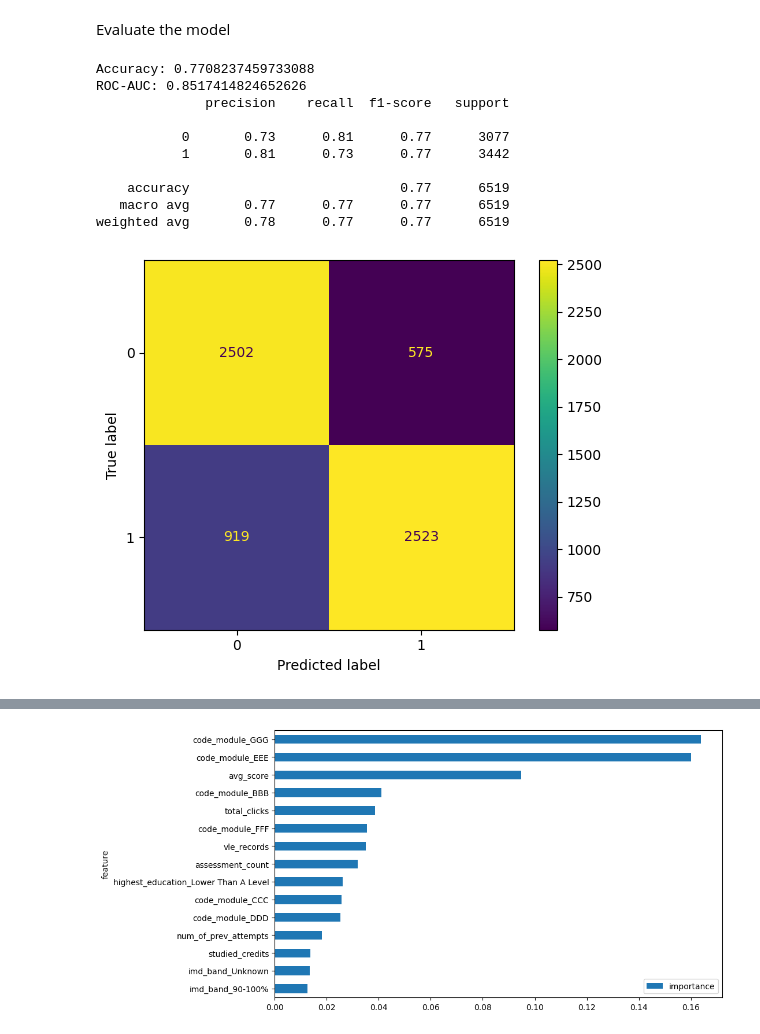
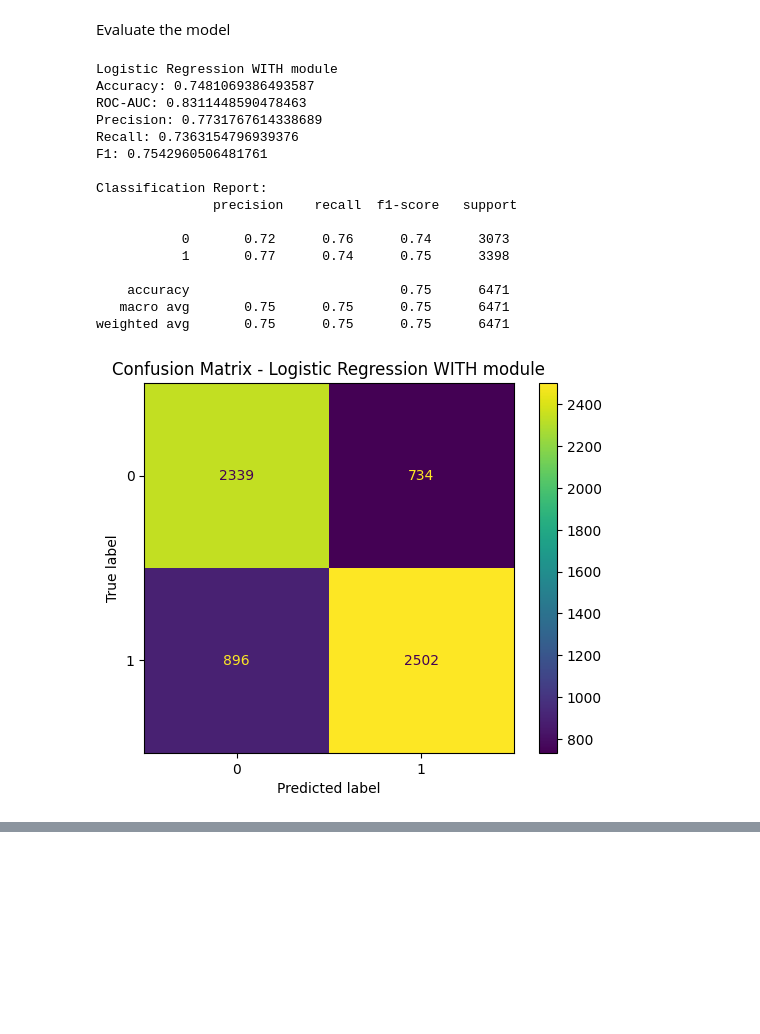
Before and after one commit to AkashGunathilaka/Early-Intervention-Management-System, a Jupyter notebook: data_cleaning_and_ml_core.ipynb, the cells around one changed output, grey strips where cells are left out. Drawn from its saved outputs; the diff is of its cells as text; code cells hidden in the pictures; blank space fills up the shorter version.

Commit message:
Updates to code to filter data for early intervention

```diff
--- a/data_cleaning_and_ml_core.ipynb
+++ b/data_cleaning_and_ml_core.ipynb
@@ -81,6 +86,6 @@ Handling missing values and encoding categorical variables
 # %%
 #handling nulls
-print('before handling\t' ,df.isnull().sum())
+print('Before Handling' ,df.isnull().sum())
 
 #fill nulls with 0 where it makes sense
 feature_cols = [
@@ -91,12 +96,21 @@ feature_cols = [
     'assessment_count',
 ]
 
+#fill all numerical columns with 0
 df[feature_cols] = df[feature_cols].fillna(0)
-#fill imd_band with 'Unknown'
+#fill imd_band which is a categorical column with 'Unknown'
 df['imd_band'] = df['imd_band'].fillna('Unknown')
 
-print('after handling\t',df.isnull().sum())
+print('\nAfter Handling',df.isnull().sum())
 
-#dropping all the columns that contain final outcomes that lead to data leakage
-df = df.drop(columns=['id_student', 'final_result',])
+
+
+
+#dropping final column to ensure no data leakage, student id is kept in place for grouped splitting
+df = df.drop(columns=['final_result'])
+
+
+#So i am creating two datasets for comparison between two models one with the module code and one without the module code
+df_with_module = df.copy()
+df_without_module = df.drop(columns=['code_module'])
 # %% [output]
@@ -175,48 +227,26 @@ XGBClassifier(base_score=None, booster=None, callbacks=None,
 # %% [markdown]
 Evaluate the model
 # %%
-from sklearn.metrics import (
-    accuracy_score, classification_report, confusion_matrix,
-    ConfusionMatrixDisplay, roc_auc_score, RocCurveDisplay
-)
-import matplotlib.pyplot as plt
+train_and_evaluate(df_with_module, lr_model, "Logistic Regression WITH module")
+train_and_evaluate(df_with_module, xgb_model, "XGBoost WITH module")
 
-y_pred = model.predict(x_test)
-y_prob = model.predict_proba(x_test)[:, 1]
-
-print("Accuracy:", accuracy_score(y_test, y_pred))
-print("ROC-AUC:", roc_auc_score(y_test, y_prob))
-print(classification_report(y_test, y_pred))
-
-cm = confusion_matrix(y_test, y_pred)
-ConfusionMatrixDisplay(confusion_matrix=cm).plot()
-plt.show()
-
-RocCurveDisplay.from_predictions(y_test, y_prob)
-plt.show()
-
-importance_df = pd.DataFrame({
-    "feature": x_train.columns,
-    "importance": model.feature_importances_
-}).sort_values("importance", ascending=False)
-
-print(importance_df.head(20))
-
-importance_df.head(15).sort_values("importance").plot(
-    x="feature",
-    y="importance",
-    kind="barh",
-    figsize=(10,6)
-)
+train_and_evaluate(df_without_module, lr_model, "Logistic Regression WITHOUT module")
+train_and_evaluate(df_without_module, xgb_model, "XGBoost WITHOUT module")
 # %% [output]
-Accuracy: 0.7708237459733088
-ROC-AUC: 0.8517414824652626
-              precision    recall  f1-score   support
+Logistic Regression WITH module
+Accuracy: 0.7481069386493587
+ROC-AUC: 0.8311448590478463
+Precision: 0.7731767614338689
+Recall: 0.7363154796939376
+F1: 0.7542960506481761
 
-           0       0.73      0.81      0.77      3077
-           1       0.81      0.73      0.77      3442
+Classification Report:
+               precision    recall  f1-score   support
 
-    accuracy                           0.77      6519
-   macro avg       0.77      0.77      0.77      6519
-weighted avg       0.78      0.77      0.77      6519
+           0       0.72      0.76      0.74      3073
+           1       0.77      0.74      0.75      3398
+
+    accuracy                           0.75      6471
+   macro avg       0.75      0.75      0.75      6471
+weighted avg       0.75      0.75      0.75      6471
-[figure, old version]
+[figure, new version]
@@ -242 +288,0 @@ weighted avg       0.78      0.77      0.77      6519
-[figure, old version]
```
Also changed, not shown: parts of 7 cells of this notebook.
